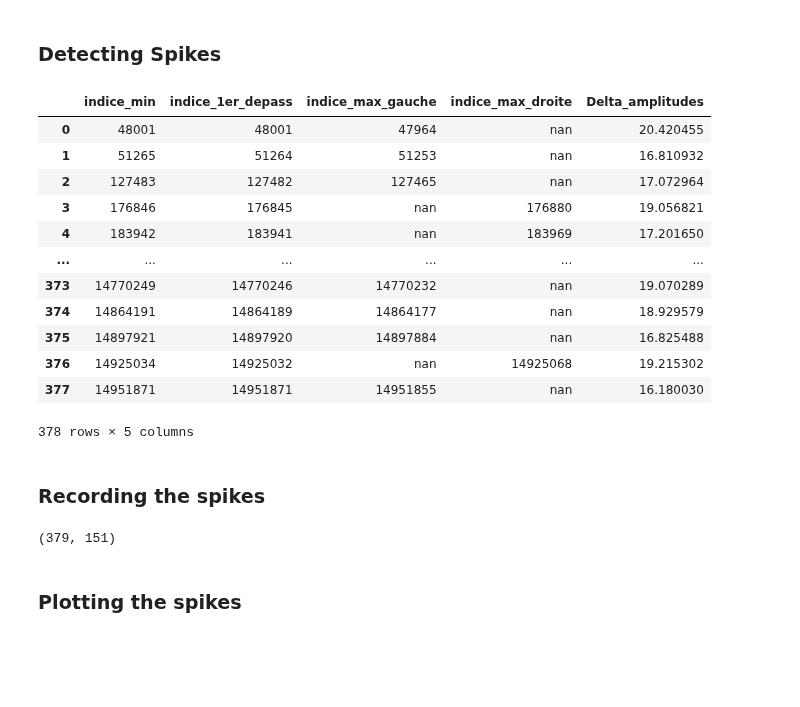
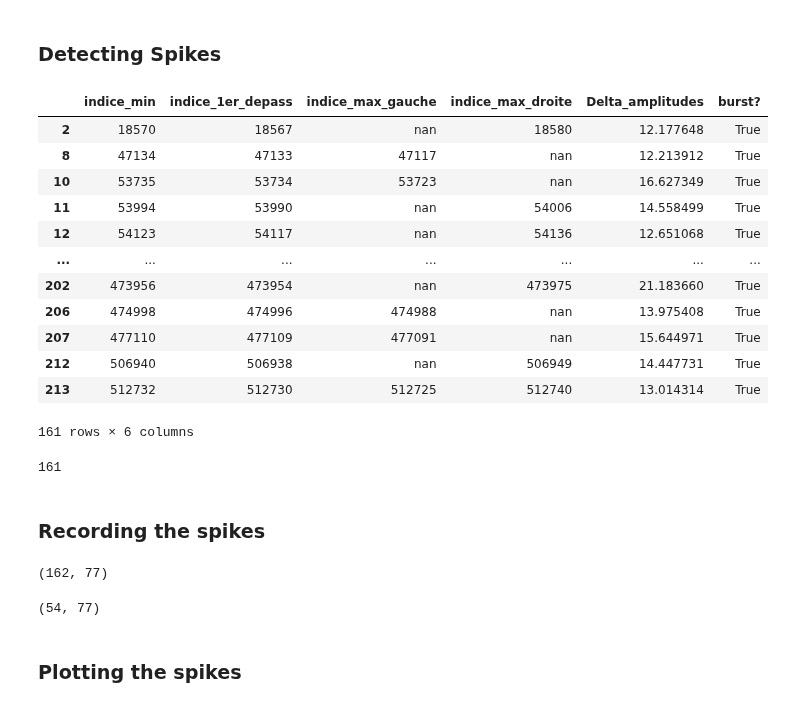
Before and after one commit to Sylvain-Gutierrez/PIR, a Jupyter notebook: Burst-No_Burst_Distinction/AGGLOCLUSTERING_Burst_Distinction_01_06_20.ipynb, the cells around one changed output. Saved outputs shown, nothing was run; the diff lists cells and outputs as text; code cells hidden in the pictures; blank space fills up the shorter version.

```diff
--- a/Burst-No_Burst_Distinction/AGGLOCLUSTERING_Burst_Distinction_01_06_20.ipynb
+++ b/Burst-No_Burst_Distinction/AGGLOCLUSTERING_Burst_Distinction_01_06_20.ipynb
@@ -139,34 +142,56 @@ noise_levels = init_noise_levels(signal_filtered, fs,
 ### Detecting Spikes
 # %%
 spike_info = find_spikes(signal, noise_levels, fs,
-                           window_size = 0.002,
-                           noise_window_size = 0.01,
-                           threshold_factor = threshold_factor,
-                           maxseparation = maxseparation)
-
-#spike_info.columns = ['indice_max','indice_min','indice_depass_positif','indice_depass_negatif', 'indice_1er_depass','indice_zero_central','i_max-i_min','Delta_amplitudes']
-spike_info
+               window_size = 0.002,
+               noise_window_size = 0.01,
+               threshold_factor = threshold_factor,
+               maxseparation = maxseparation,
+               time_checkmaxlocal = 0.0002,
+               burst_threshold = burst_threshold)
-# %% [output]
-|  | indice_min | indice_1er_depass | indice_max_gauche | indice_max_droite | Delta_amplitudes |
-| 0 | 48001 | 48001 | 47964 | nan | 20.420455 |
-| 1 | 51265 | 51264 | 51253 | nan | 16.810932 |
-| 2 | 127483 | 127482 | 127465 | nan | 17.072964 |
-| 3 | 176846 | 176845 | nan | 176880 | 19.056821 |
-| 4 | 183942 | 183941 | nan | 183969 | 17.201650 |
-| ... | ... | ... | ... | ... | ... |
-| 373 | 14770249 | 14770246 | 14770232 | nan | 19.070289 |
-| 374 | 14864191 | 14864189 | 14864177 | nan | 18.929579 |
-| 375 | 14897921 | 14897920 | 14897884 | nan | 16.825488 |
-| 376 | 14925034 | 14925032 | nan | 14925068 | 19.215302 |
-| 377 | 14951871 | 14951871 | 14951855 | nan | 16.180030 |
-378 rows × 5 columns
+# %%
+def spike_fine_tuning(spike_info):
+    true_before = spike_info.loc[spike_info['burst?'] == True]
+    True_spikes = true_before.index.values
+    true_before.index = [x for x in range(len(true_before))]
+    for i in range(len(true_before)-1):
+        if(true_before.loc[i+1]['indice_1er_depass']-true_before.loc[i]['indice_1er_depass']<1000):
+            for j in range(True_spikes[i],True_spikes[i+1]):
+                spike_info.at[j, 'burst?'] = True
+# %%
+spike_fine_tuning(spike_info)
+spike_info.loc[spike_info['burst?'] == True]
+# %% [output]
+|  | indice_min | indice_1er_depass | indice_max_gauche | indice_max_droite | Delta_amplitudes | burst? |
+| 2 | 18570 | 18567 | nan | 18580 | 12.177648 | True |
+| 8 | 47134 | 47133 | 47117 | nan | 12.213912 | True |
+| 10 | 53735 | 53734 | 53723 | nan | 16.627349 | True |
+| 11 | 53994 | 53990 | nan | 54006 | 14.558499 | True |
+| 12 | 54123 | 54117 | nan | 54136 | 12.651068 | True |
+| ... | ... | ... | ... | ... | ... | ... |
+| 202 | 473956 | 473954 | nan | 473975 | 21.183660 | True |
+| 206 | 474998 | 474996 | 474988 | nan | 13.975408 | True |
+| 207 | 477110 | 477109 | 477091 | nan | 15.644971 | True |
+| 212 | 506940 | 506938 | nan | 506949 | 14.447731 | True |
+| 213 | 512732 | 512730 | 512725 | 512740 | 13.014314 | True |
+161 rows × 6 columns
+# %%
+len(spike_info.loc[spike_info['burst?'] == True])
+# %% [output]
+161
 # %% [markdown]
 ### Recording the spikes
 # %%
-spike_data = record_spikes(signal, fs, spike_info,
-                           method_align,
-                           t_before = time_before,
-                           t_after = time_after)
+spike_data_burst = record_spikes(signal, fs, spike_info.loc[spike_info['burst?'] == True],
+                  method_align,
+                  t_before = time_before,
+                  t_after = time_after)
 # %% [output]
-(379, 151)
+(162, 77)
+# %%
+spike_data_no_burst = record_spikes(signal, fs, spike_info.loc[spike_info['burst?'] == False],
+                  method_align,
+                  t_before = time_before,
+                  t_after = time_after)
+# %% [output]
+(54, 77)
 # %%
```
Also changed, not shown: parts of 9 cells of this notebook, 5 other files.
